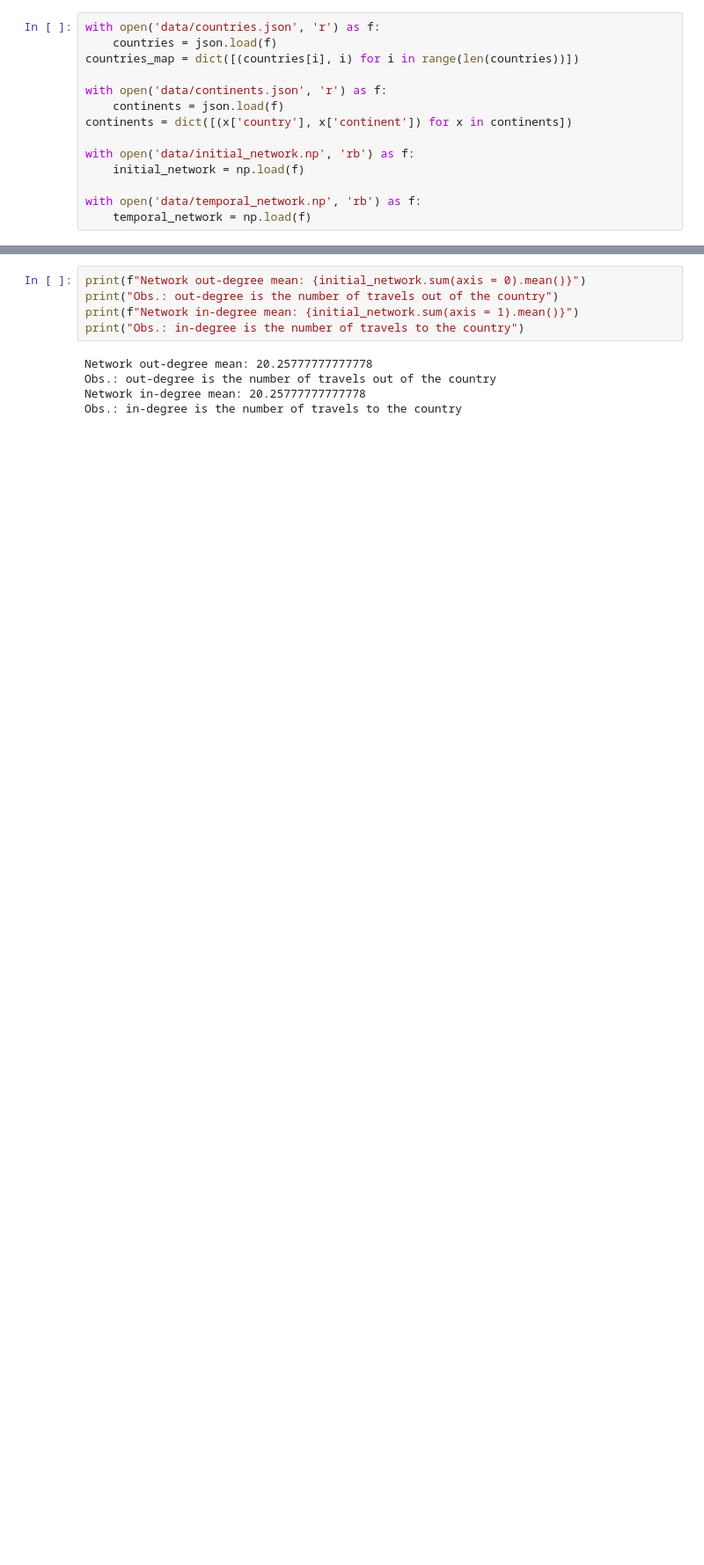
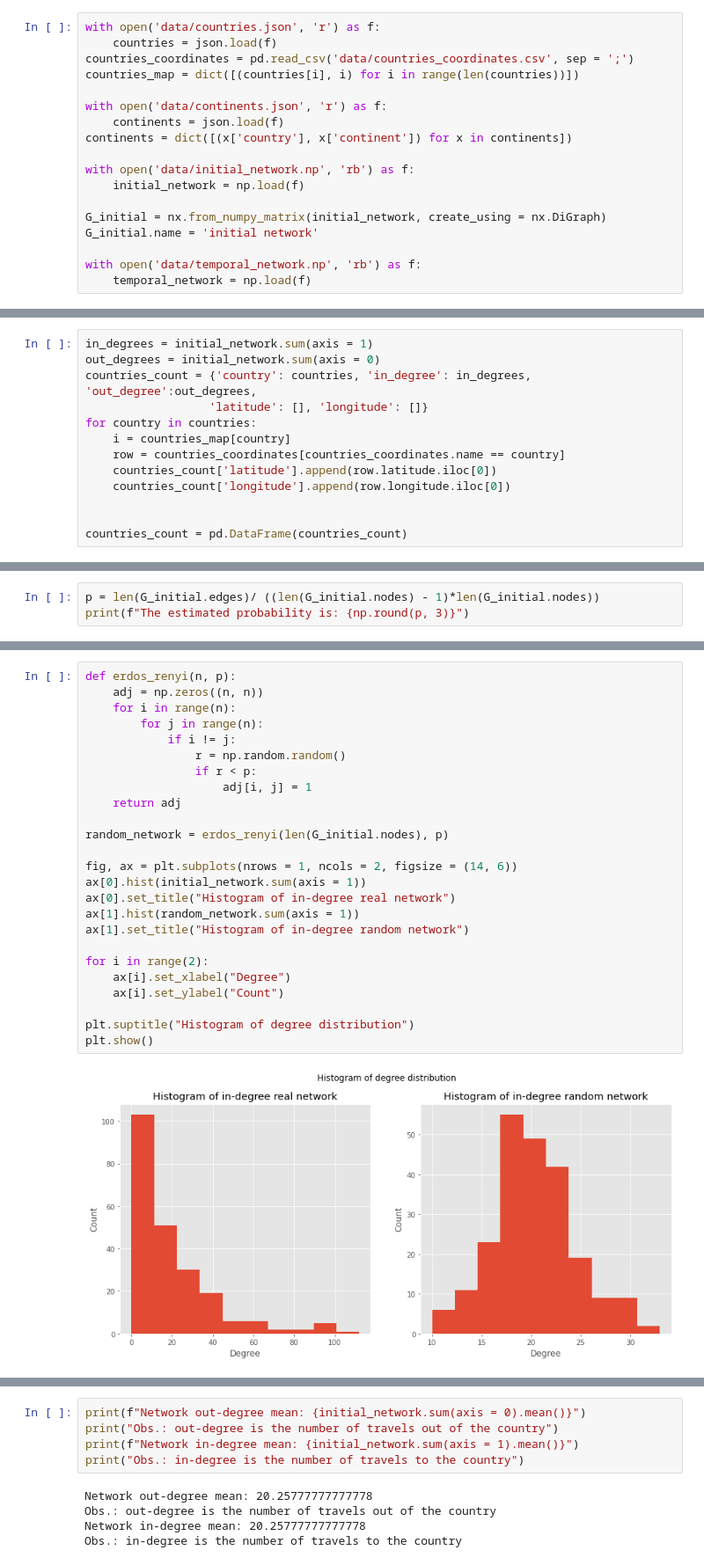
Before and after one commit to GiovaniValdrighi/covid-travels-network, a Jupyter notebook: visual-analysis.ipynb, the cells around one changed output, grey strips where cells are left out. Shown at 88% size. Cells and saved outputs as stored; diff of their text form; blank space fills up the shorter version.

Commit message:
new plots

```diff
--- a/visual-analysis.ipynb
+++ b/visual-analysis.ipynb
@@ -7,6 +23,7 @@ plt.style.use('ggplot')
 # %%
 with open('data/countries.json', 'r') as f:
     countries = json.load(f)
+countries_coordinates = pd.read_csv('data/countries_coordinates.csv', sep = ';')
 countries_map = dict([(countries[i], i) for i in range(len(countries))])
 
 with open('data/continents.json', 'r') as f:
@@ -16,5 +33,8 @@ continents = dict([(x['country'], x['continent']) for x in continents])
 with open('data/initial_network.np', 'rb') as f:
     initial_network = np.load(f)
 
+G_initial = nx.from_numpy_matrix(initial_network, create_using = nx.DiGraph)
+G_initial.name = 'initial network'
+
 with open('data/temporal_network.np', 'rb') as f:
     temporal_network = np.load(f)
@@ -34,0 +47,13 @@ with open('data/temporal_network.np', 'rb') as f:
+# %%
+in_degrees = initial_network.sum(axis = 1)
+out_degrees = initial_network.sum(axis = 0)
+countries_count = {'country': countries, 'in_degree': in_degrees, 'out_degree':out_degrees,
+                  'latitude': [], 'longitude': []}
+for country in countries:
+    i = countries_map[country]
+    row = countries_coordinates[countries_coordinates.name == country]
+    countries_count['latitude'].append(row.latitude.iloc[0])
+    countries_count['longitude'].append(row.longitude.iloc[0])
+
+
+countries_count = pd.DataFrame(countries_count)
@@ -34,0 +97,3 @@ with open('data/temporal_network.np', 'rb') as f:
+# %%
+p = len(G_initial.edges)/ ((len(G_initial.nodes) - 1)*len(G_initial.nodes))
+print(f"The estimated probability is: {np.round(p, 3)}")
@@ -34,0 +104,27 @@ with open('data/temporal_network.np', 'rb') as f:
+# %%
+def erdos_renyi(n, p):
+    adj = np.zeros((n, n))
+    for i in range(n):
+        for j in range(n):
+            if i != j:
+                r = np.random.random()
+                if r < p:
+                    adj[i, j] = 1
+    return adj
+
+random_network = erdos_renyi(len(G_initial.nodes), p)
+
+fig, ax = plt.subplots(nrows = 1, ncols = 2, figsize = (14, 6))
+ax[0].hist(initial_network.sum(axis = 1))
+ax[0].set_title("Histogram of in-degree real network")
+ax[1].hist(random_network.sum(axis = 1))
+ax[1].set_title("Histogram of in-degree random network")
+
+for i in range(2):
+    ax[i].set_xlabel("Degree")
+    ax[i].set_ylabel("Count")
+
+plt.suptitle("Histogram of degree distribution")
+plt.show()
+# %% [output]
+[figure, added]
```
Also changed, not shown: parts of 20 cells of this notebook, 1 other file.
